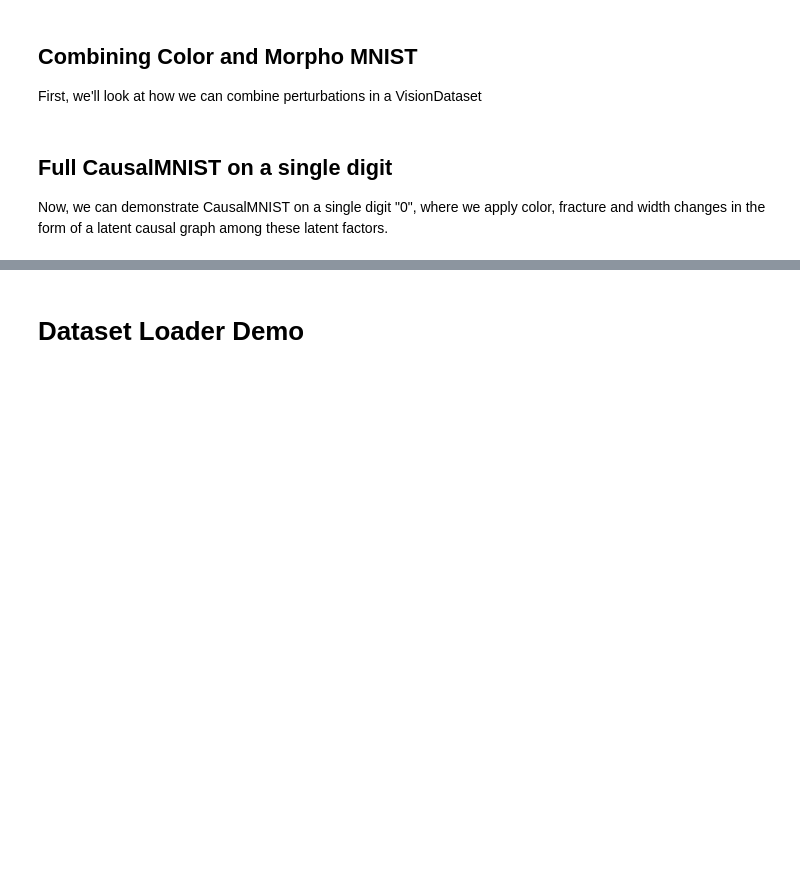
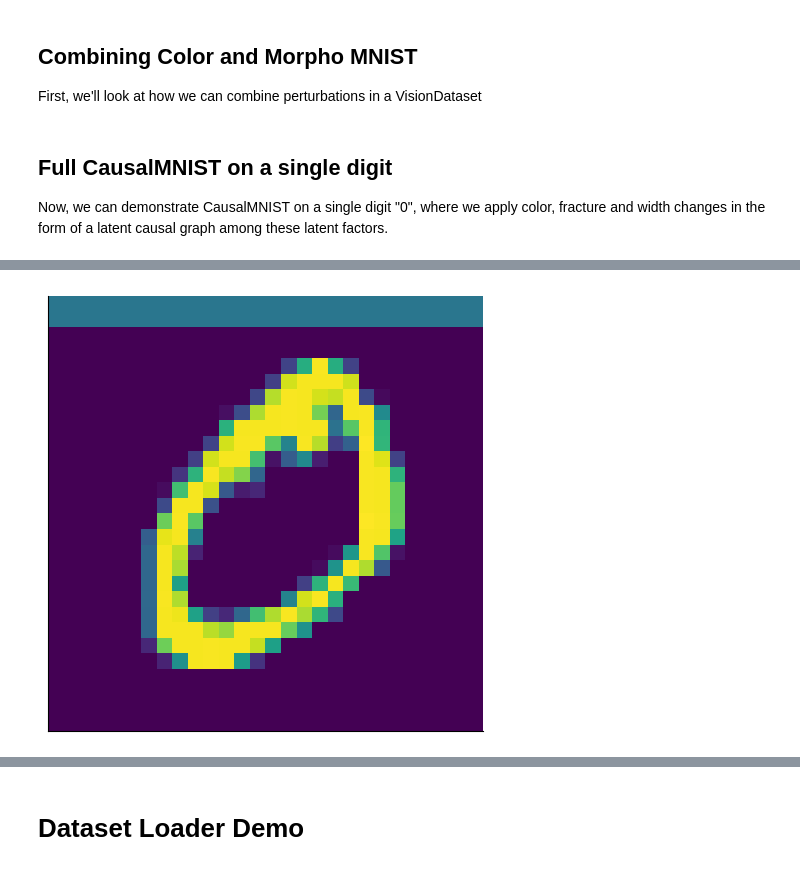
Before and after one commit to tree1111/CDRL, a Jupyter notebook: notebooks/Dataset Generation.ipynb, the cells around one changed output, grey strips where cells are left out. Cells and saved outputs as stored; diff of their text form; code cells hidden in the pictures; blank space fills up the shorter version.

```diff
--- a/notebooks/Dataset Generation.ipynb
+++ b/notebooks/Dataset Generation.ipynb
@@ -445,0 +524,7 @@ def add_bar(bar_params, mnist):
+# %%
+new_img = add_bar(0, 1, images, bar_val=100, height=2, start_height=0)
+
+
+show([new_img])
+# %% [output]
+[figure, added]
```
Also changed, not shown: parts of 9 cells of this notebook, 3 other files.
